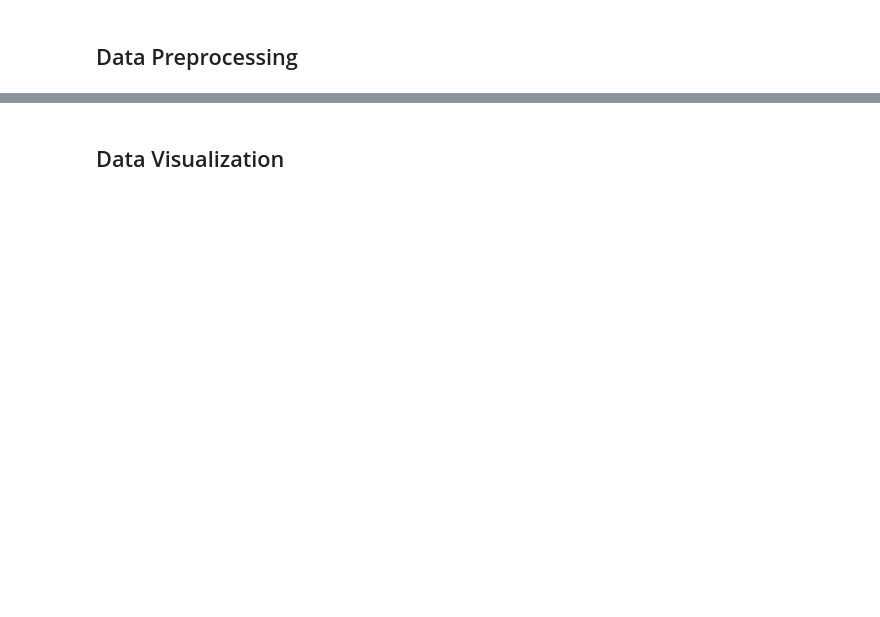
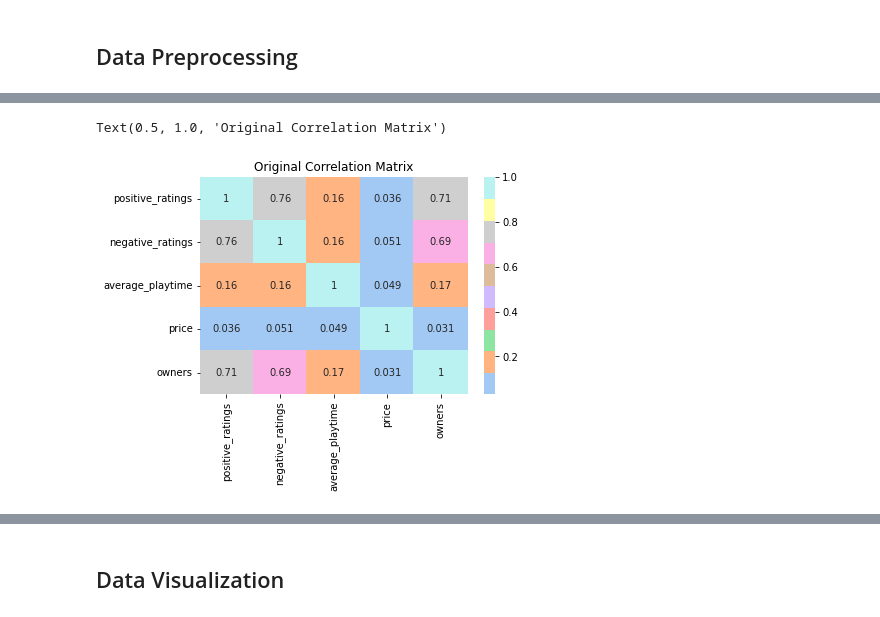
Before and after one commit to lxtrichard/ECE-143-Analysis-of-Steam-Video-Games, a Jupyter notebook: ECE_143_Final_Project.ipynb, the cells around one changed output, grey strips where cells are left out. Drawn from its saved outputs; the diff is of its cells as text; code cells hidden in the pictures; blank space fills up the shorter version.

```diff
--- a/ECE_143_Final_Project.ipynb
+++ b/ECE_143_Final_Project.ipynb
@@ -158,0 +240,12 @@ info.corr()
+# %%
+#correlation Matrix based on each game info
+game_feature = games[['positive_ratings','negative_ratings','average_playtime','price','owners']]
+game_feature.corr()
+
+ax = plt.axes()
+colors = sns.color_palette('pastel')
+sns.heatmap(game_feature.corr(), annot=True,cmap = colors)
+ax.set_title('Original Correlation Matrix')
+# %% [output]
+Text(0.5, 1.0, 'Original Correlation Matrix')
+[figure, added]
```
Also changed, not shown: parts of 35 cells of this notebook, 3 other files.
